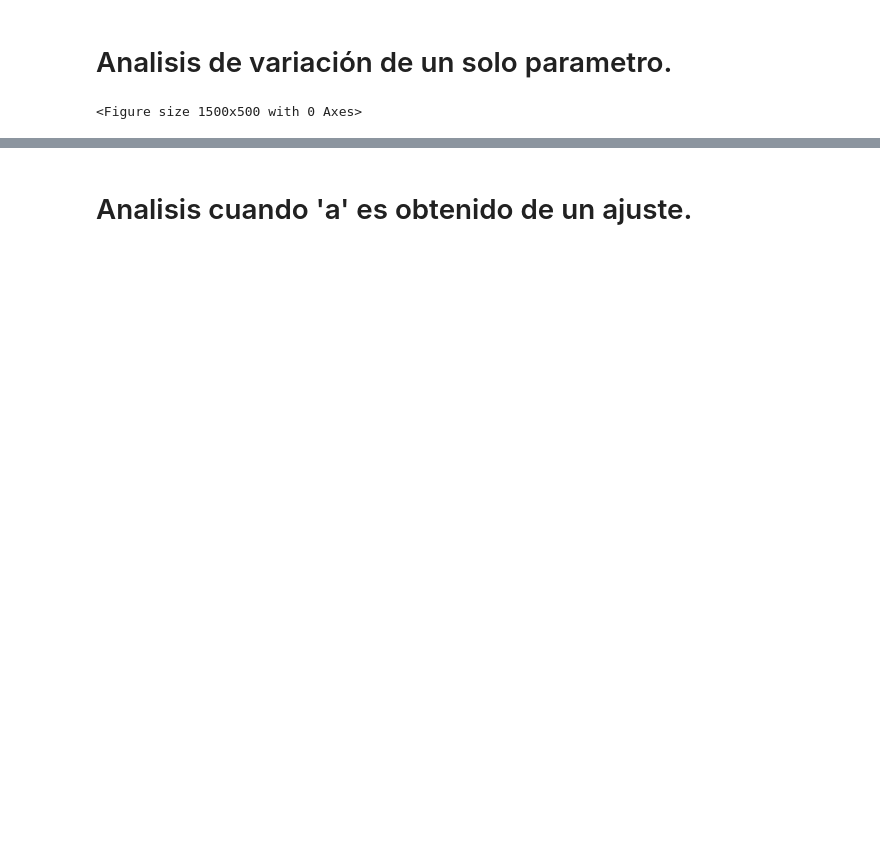
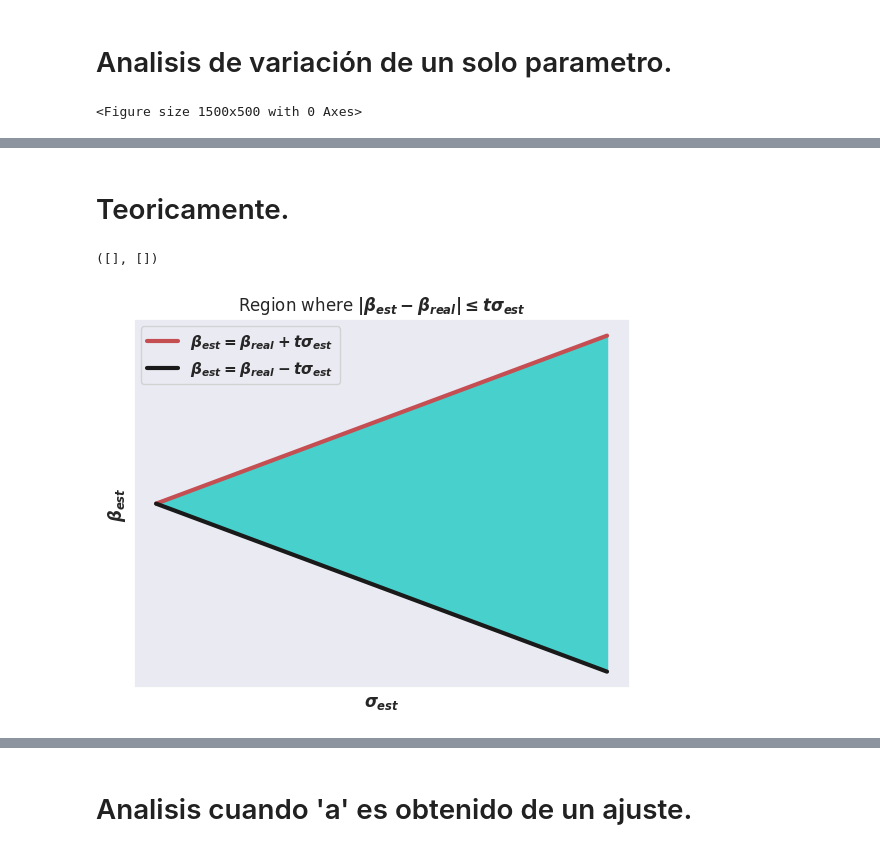
Before and after one commit to EstebanM-98/University_codes, a Jupyter notebook: TPA/Caso_base.ipynb, the cells around one changed output, grey strips where cells are left out. Saved outputs shown, nothing was run; the diff lists cells and outputs as text; code cells hidden in the pictures; blank space fills up the shorter version.

```diff
--- a/TPA/Caso_base.ipynb
+++ b/TPA/Caso_base.ipynb
@@ -185,0 +250,22 @@ for  cont, l in enumerate(variar):
+# %% [markdown]
+# Teoricamente.
+# %%
+sigma_eff=np.linspace(0,10,100)
+mu_eff=np.linspace(x_real[5],10,100)
+y1=x_real[5]+sigma_eff
+y2=x_real[5]-sigma_eff
+plt.plot(sigma_eff,y1,'r',linewidth=3,label=r'$\beta_{est}=\beta_{real}+t\sigma_{est}$')
+plt.plot(sigma_eff,y2,'k',linewidth=3,label=r'$\beta_{est}=\beta_{real}-t\sigma_{est}$')
+plt.ylabel(r'$\beta_{est}$')
+plt.xlabel(r'$\sigma_{est}$')
+plt.legend()
+
+plt.fill_between(sigma_eff, y2, y1,color='mediumturquoise')
+plt.title(r'Region where $\left | \beta_{est}-\beta_{real} \right |\leq t \sigma_{est}$')
+plt.yticks([])
+plt.xticks([])
+
+#plt.xticks([],' ')
+# %% [output]
+([], [])
+[figure, added]
```
Also changed, not shown: parts of 22 cells of this notebook, 14 other files.
